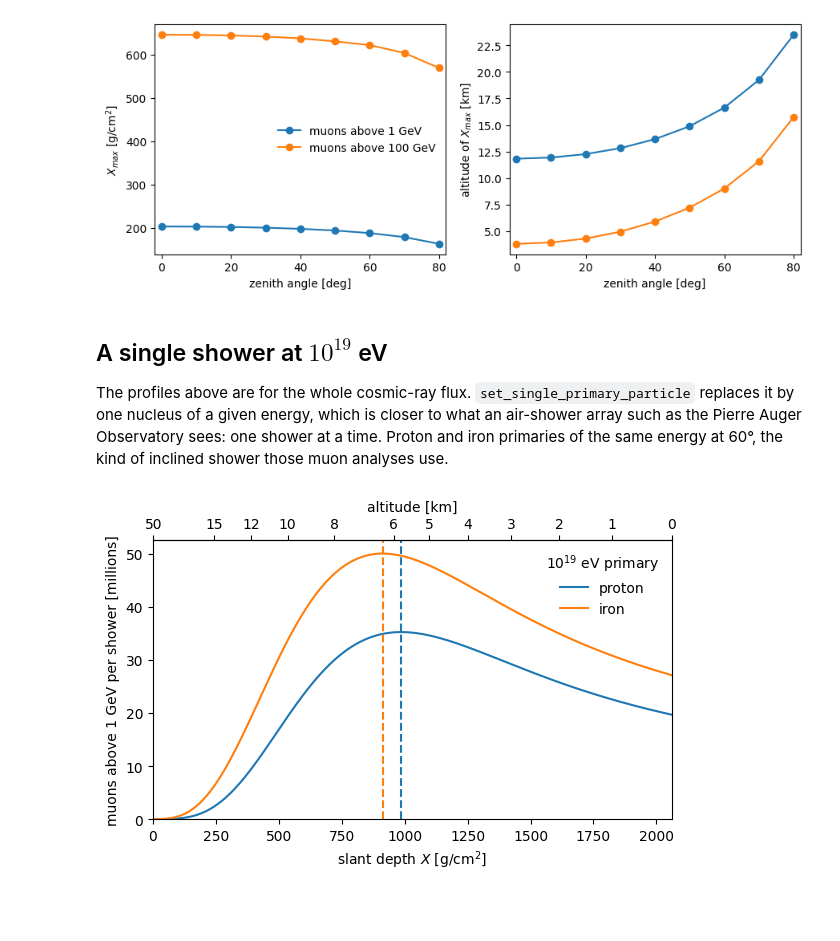
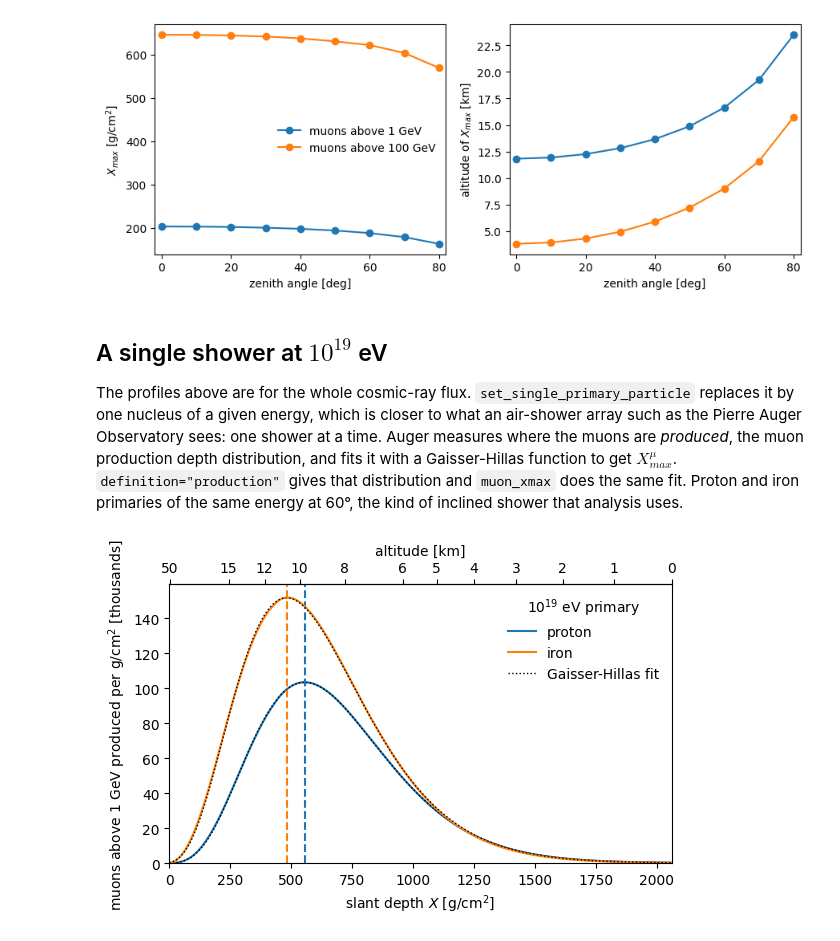
Before and after one commit to mceq-project/MCEq, a Jupyter notebook: docs/examples/Muon_depth_profiles.ipynb, the cells around one changed output. Cells and saved outputs as stored; diff of their text form; code cells hidden in the pictures; blank space fills up the shorter version.

Commit message:
Show the muon production depth in the example notebook
Co-Authored-By: Claude Fable 5.1 <noreply@anthropic.com>

```diff
--- a/docs/examples/Muon_depth_profiles.ipynb
+++ b/docs/examples/Muon_depth_profiles.ipynb
@@ -150,32 +150,40 @@ fig.tight_layout()
 The profiles above are for the whole cosmic-ray flux. `set_single_primary_particle`
 replaces it by one nucleus of a given energy, which is closer to what an
 air-shower array such as the Pierre Auger Observatory sees: one shower at a
-time. Proton and iron primaries of the same energy at 60°, the kind of
-inclined shower those muon analyses use.
+time. Auger measures where the muons are *produced*, the muon production
+depth distribution, and fits it with a Gaisser-Hillas function to get
+$X^\mu_{max}$. `definition="production"` gives that distribution and
+`muon_xmax` does the same fit. Proton and iron primaries of the same energy
+at 60°, the kind of inclined shower that analysis uses.
 # %%
+from MCEq.driver.observables import fit_gaisser_hillas, gaisser_hillas
+
 # Primary energy in GeV (1e10 GeV = 1e19 eV) and the primaries by CORSIKA id
 # (A*100 + Z; 14 is the proton) and the zenith angle; change them as you like
 E_primary = 1e10
 primaries = {"proton": 14, "iron": 5626}
 zenith = 60.0
 
 mceq.set_zenith_azimuth(zenith)
 X_grid = np.linspace(0, mceq.density_model.max_X, 300)
 
 fig, ax = plt.subplots(figsize=(6, 4))
 for i, (name, corsika_id) in enumerate(primaries.items()):
     mceq.set_single_primary_particle(E_primary, corsika_id=corsika_id)
     mceq.solve(int_grid=X_grid)
-    X, n = mceq.muon_depth_profile(min_energy_cutoff=1.0)
-    xmax_single = mceq.muon_xmax(min_energy_cutoff=1.0)
-    ax.plot(X, n / 1e6, color=f"C{i}", label=name)
-    ax.axvline(xmax_single, color=f"C{i}", ls="--")
+    # Muon production rate dN/dX above 1 GeV, and its Gaisser-Hillas fit
+    X, rate = mceq.muon_depth_profile(definition="production", min_energy_cutoff=1.0)
+    n_max, xmax_mu, x0, lam = fit_gaisser_hillas(X, rate)
+    ax.plot(X, rate * 1e-3, color=f"C{i}", label=name)
+    ax.plot(X, gaisser_hillas(X, n_max, xmax_mu, x0, lam) * 1e-3, color="k", ls=":", lw=1)
+    ax.axvline(xmax_mu, color=f"C{i}", ls="--")
+ax.plot([], [], color="k", ls=":", lw=1, label="Gaisser-Hillas fit")
 ax.set_xlim(0, X[-1])
 ax.set_ylim(0, None)
 ax.set_xlabel(r"slant depth $X$ [g/cm$^2$]")
-ax.set_ylabel("muons above 1 GeV per shower [millions]")
+ax.set_ylabel(r"muons above 1 GeV produced per g/cm$^2$ [thousands]")
 altitude_axis(ax, mceq.density_model)
 ax.legend(frameon=False, title=r"$10^{19}$ eV primary")
 fig.tight_layout()
 # %% [output]
-[figure, old version]
+[figure, new version]
```
